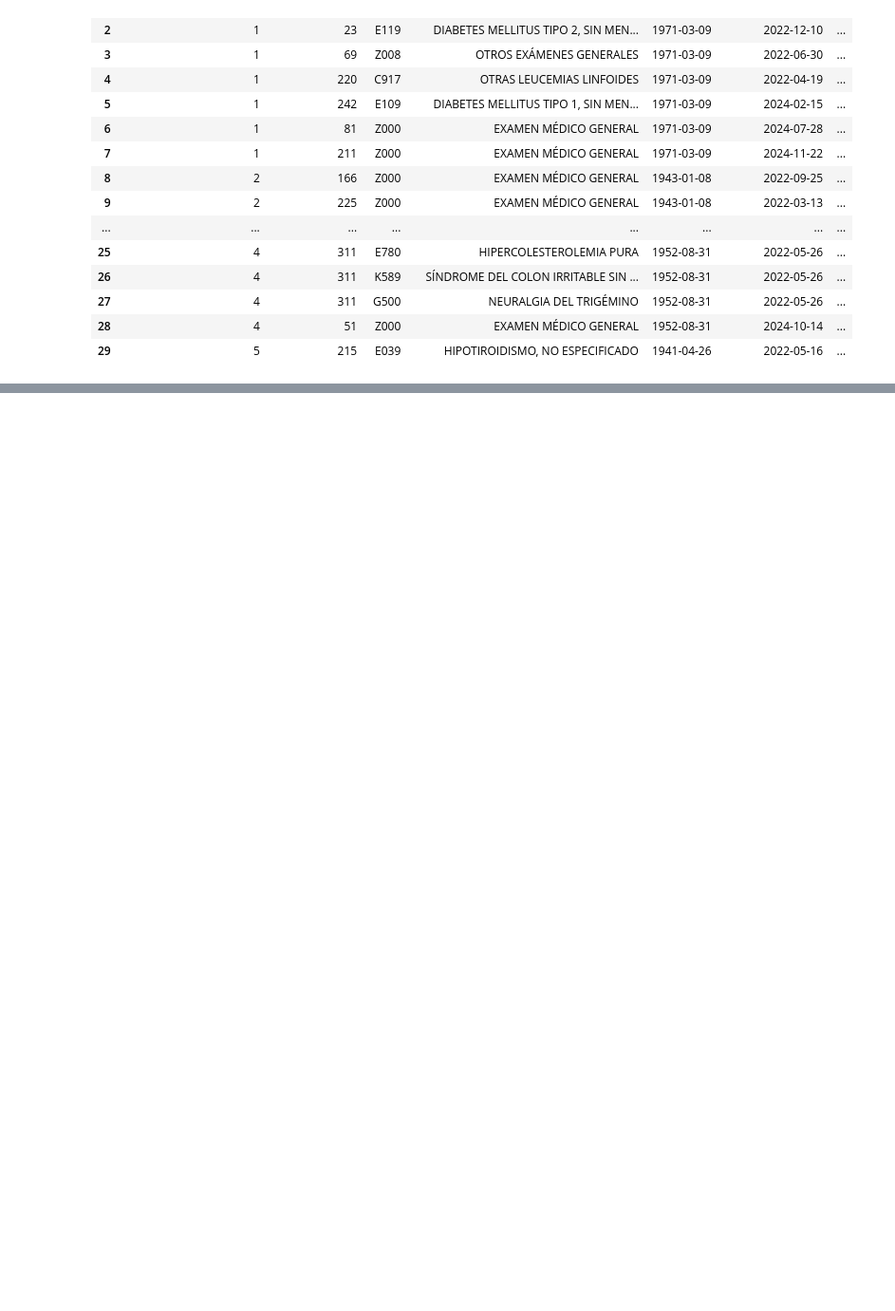
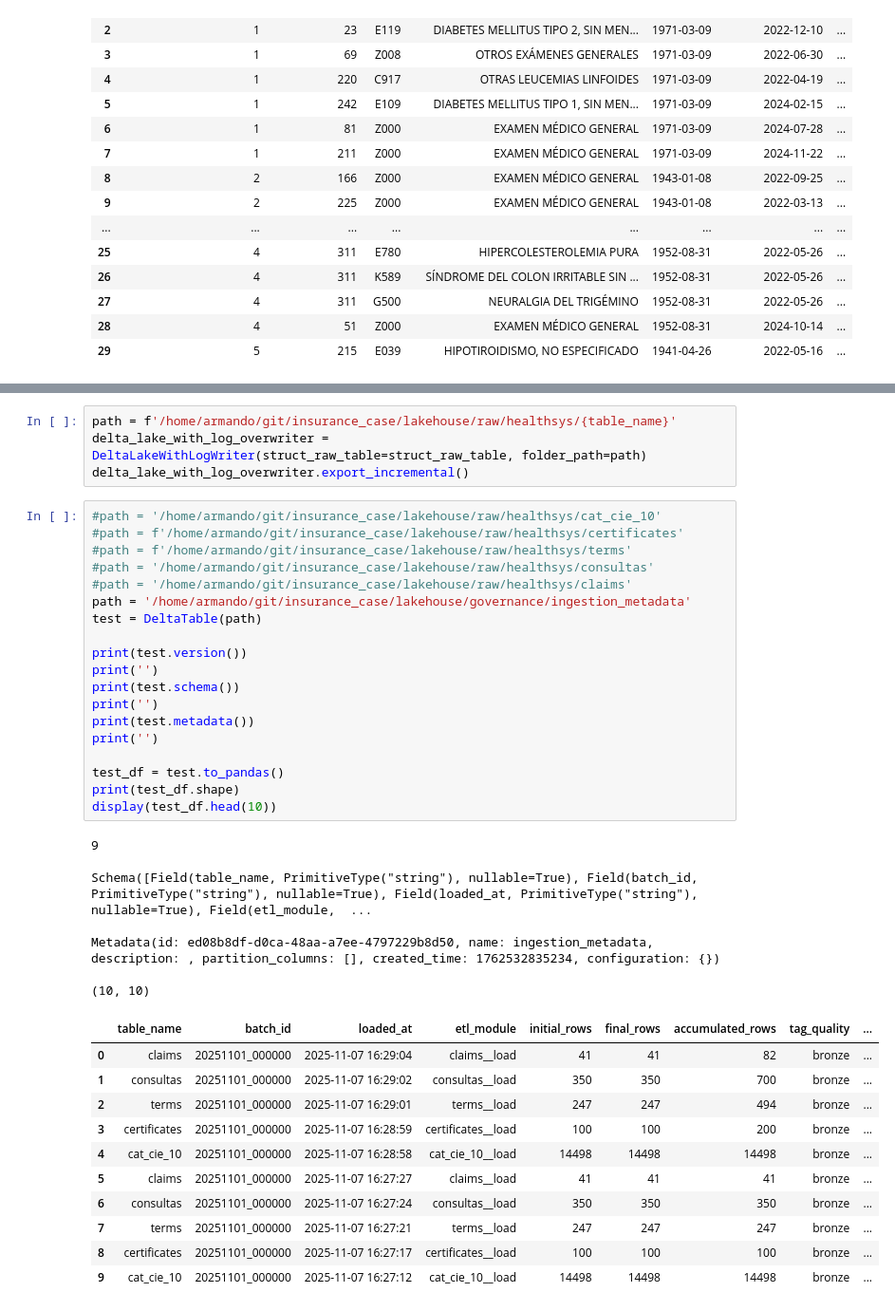
Before and after one commit to famenor/insurance_case, a Jupyter notebook: sandbox.ipynb, the cells around one changed output, grey strips where cells are left out. Shown at 95% size. Saved outputs shown, nothing was run; the diff lists cells and outputs as text; blank space fills up the shorter version.

```diff
--- a/sandbox.ipynb
+++ b/sandbox.ipynb
@@ -376,0 +766,42 @@ display(results.head(30))
+# %%
+path = f'/home/armando/git/insurance_case/lakehouse/raw/healthsys/{table_name}'
+delta_lake_with_log_overwriter = DeltaLakeWithLogWriter(struct_raw_table=struct_raw_table, folder_path=path)
+delta_lake_with_log_overwriter.export_incremental()
+# %%
+#path = '/home/armando/git/insurance_case/lakehouse/raw/healthsys/cat_cie_10'
+#path = f'/home/armando/git/insurance_case/lakehouse/raw/healthsys/certificates'
+#path = f'/home/armando/git/insurance_case/lakehouse/raw/healthsys/terms'
+#path = '/home/armando/git/insurance_case/lakehouse/raw/healthsys/consultas'
+#path = '/home/armando/git/insurance_case/lakehouse/raw/healthsys/claims'
+path = '/home/armando/git/insurance_case/lakehouse/governance/ingestion_metadata'
+test = DeltaTable(path)
+
+print(test.version())
+print('')
+print(test.schema())
+print('')
+print(test.metadata())
+print('')
+
+test_df = test.to_pandas()
+print(test_df.shape)
+display(test_df.head(10))
+# %% [output]
+9
+
+Schema([Field(table_name, PrimitiveType("string"), nullable=True), Field(batch_id, PrimitiveType("string"), nullable=True), Field(loaded_at, PrimitiveType("string"), nullable=True), Field(etl_module,  ...
+
+Metadata(id: ed08b8df-d0ca-48aa-a7ee-4797229b8d50, name: ingestion_metadata, description: , partition_columns: [], created_time: 1762532835234, configuration: {})
+
+(10, 10)
+|  | table_name | batch_id | loaded_at | etl_module | initial_rows | final_rows | accumulated_rows | tag_quality | ... |
+| 0 | claims | 20251101_000000 | 2025-11-07 16:29:04 | claims__load | 41 | 41 | 82 | bronze | ... |
+| 1 | consultas | 20251101_000000 | 2025-11-07 16:29:02 | consultas__load | 350 | 350 | 700 | bronze | ... |
+| 2 | terms | 20251101_000000 | 2025-11-07 16:29:01 | terms__load | 247 | 247 | 494 | bronze | ... |
+| 3 | certificates | 20251101_000000 | 2025-11-07 16:28:59 | certificates__load | 100 | 100 | 200 | bronze | ... |
+| 4 | cat_cie_10 | 20251101_000000 | 2025-11-07 16:28:58 | cat_cie_10__load | 14498 | 14498 | 14498 | bronze | ... |
+| 5 | claims | 20251101_000000 | 2025-11-07 16:27:27 | claims__load | 41 | 41 | 41 | bronze | ... |
+| 6 | consultas | 20251101_000000 | 2025-11-07 16:27:24 | consultas__load | 350 | 350 | 350 | bronze | ... |
+| 7 | terms | 20251101_000000 | 2025-11-07 16:27:21 | terms__load | 247 | 247 | 247 | bronze | ... |
+| 8 | certificates | 20251101_000000 | 2025-11-07 16:27:17 | certificates__load | 100 | 100 | 100 | bronze | ... |
+| 9 | cat_cie_10 | 20251101_000000 | 2025-11-07 16:27:12 | cat_cie_10__load | 14498 | 14498 | 14498 | bronze | ... |
```
Also changed, not shown: parts of 11 cells of this notebook, 58 other files.
